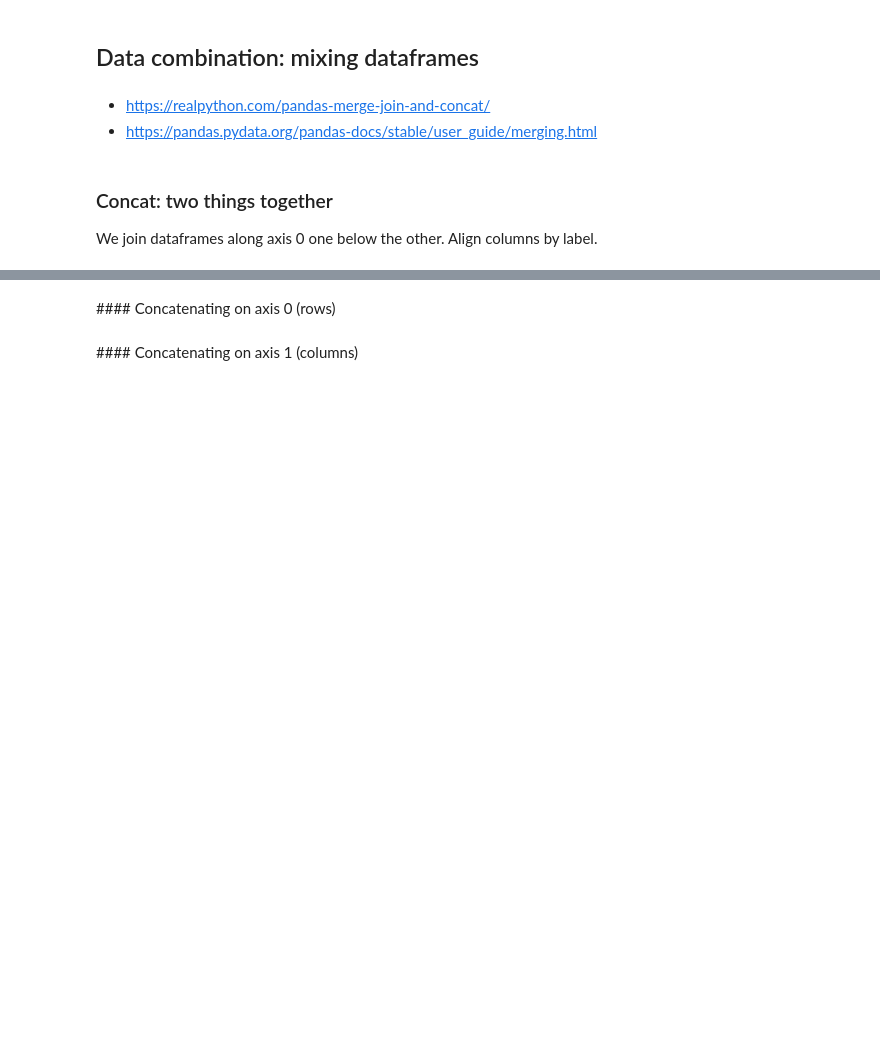
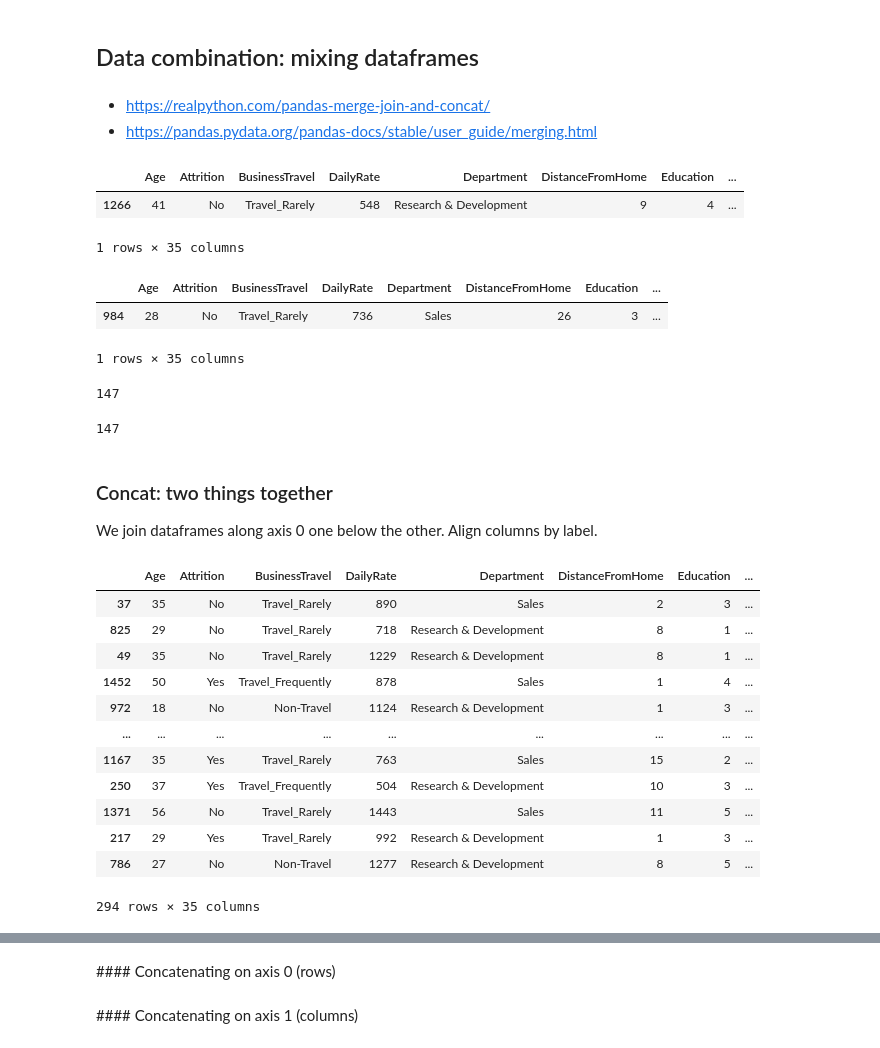
Before and after one commit to Ironhack-data-bcn-feb-2023/lectures, a Jupyter notebook: module-1/week-3/2-Pandas III - Aggregation & combination.ipynb, the cells around one changed output, grey strips where cells are left out. Drawn from its saved outputs; the diff is of its cells as text; code cells hidden in the pictures; blank space fills up the shorter version.

```diff
--- a/module-1/week-3/2-Pandas III - Aggregation & combination.ipynb
+++ b/module-1/week-3/2-Pandas III - Aggregation & combination.ipynb
@@ -79,6 +305,46 @@ The data (a Series) has been aggregated based on the group key, producing a new
 # %% [markdown]
 - https://realpython.com/pandas-merge-join-and-concat/
 - https://pandas.pydata.org/pandas-docs/stable/user_guide/merging.html
+# %%
+df_1 = df.sample(frac=0.1)
+df_2 = df.sample(frac=0.1)
+# %%
+df_1.sample()
+# %% [output]
+|  | Age | Attrition | BusinessTravel | DailyRate | Department | DistanceFromHome | Education | ... |
+| 1266 | 41 | No | Travel_Rarely | 548 | Research & Development | 9 | 4 | ... |
+1 rows × 35 columns
+# %%
+df_2.sample()
+# %% [output]
+|  | Age | Attrition | BusinessTravel | DailyRate | Department | DistanceFromHome | Education | ... |
+| 984 | 28 | No | Travel_Rarely | 736 | Sales | 26 | 3 | ... |
+1 rows × 35 columns
+# %%
+df_2.shape[0]
+# %% [output]
+147
+# %%
+df_1.shape[0]
+# %% [output]
+147
 # %% [markdown]
 ### Concat: two things together
 We join dataframes along axis 0 one below the other. Align columns by label.
+# %%
+df_3 = pd.concat([df_1, df_2])
+df_3
+# %% [output]
+|  | Age | Attrition | BusinessTravel | DailyRate | Department | DistanceFromHome | Education | ... |
+| 37 | 35 | No | Travel_Rarely | 890 | Sales | 2 | 3 | ... |
+| 825 | 29 | No | Travel_Rarely | 718 | Research & Development | 8 | 1 | ... |
+| 49 | 35 | No | Travel_Rarely | 1229 | Research & Development | 8 | 1 | ... |
+| 1452 | 50 | Yes | Travel_Frequently | 878 | Sales | 1 | 4 | ... |
+| 972 | 18 | No | Non-Travel | 1124 | Research & Development | 1 | 3 | ... |
+| ... | ... | ... | ... | ... | ... | ... | ... | ... |
+| 1167 | 35 | Yes | Travel_Rarely | 763 | Sales | 15 | 2 | ... |
+| 250 | 37 | Yes | Travel_Frequently | 504 | Research & Development | 10 | 3 | ... |
+| 1371 | 56 | No | Travel_Rarely | 1443 | Sales | 11 | 5 | ... |
+| 217 | 29 | Yes | Travel_Rarely | 992 | Research & Development | 1 | 3 | ... |
+| 786 | 27 | No | Non-Travel | 1277 | Research & Development | 8 | 5 | ... |
+294 rows × 35 columns
```
Also changed, not shown: parts of 40 cells of this notebook, 2 other files.
